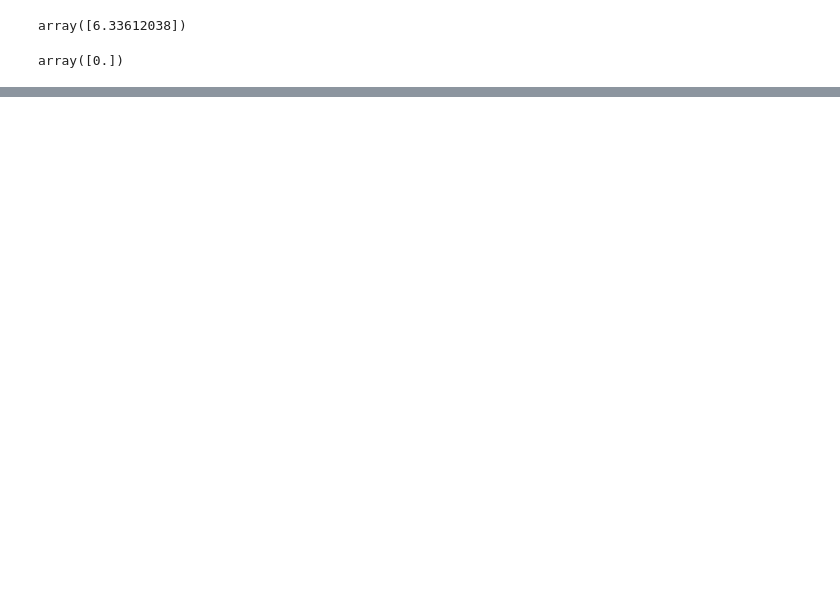
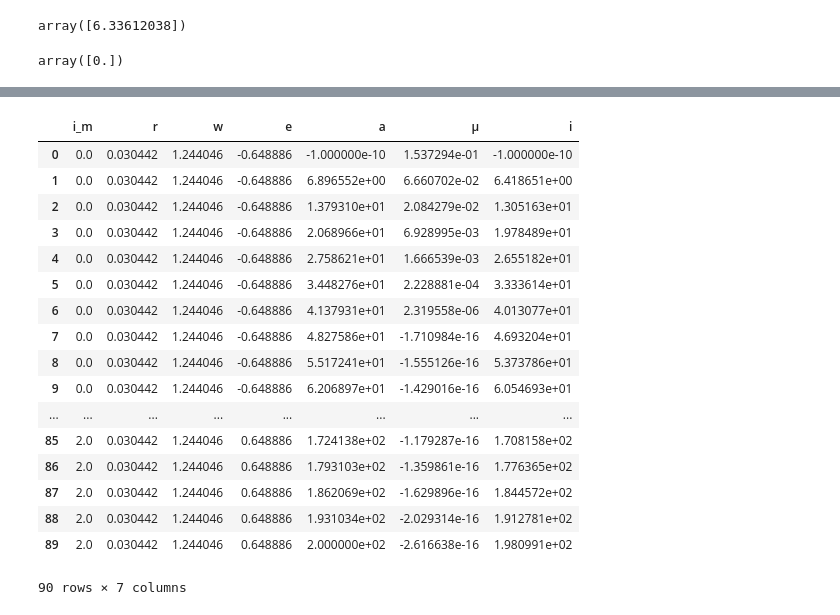
Before and after one commit to zhuang13atJHU/ballpark, a Jupyter notebook: models/We-Would-Like-In-Econ-ARK/AiyagariIdiosyncratic/Code.ipynb, the cells around one changed output, grey strips where cells are left out. Drawn from its saved outputs; the diff is of its cells as text; code cells hidden in the pictures; blank space fills up the shorter version.

```diff
--- a/models/We-Would-Like-In-Econ-ARK/AiyagariIdiosyncratic/Code.ipynb
+++ b/models/We-Would-Like-In-Econ-ARK/AiyagariIdiosyncratic/Code.ipynb
@@ -150,0 +179,21 @@ TypeError: 'DecisionRule' object is not iterable
+# %%
+eq.as_df()
+# %% [output]
+|  | i_m | r | w | e | a | μ | i |
+| 0 | 0.0 | 0.030442 | 1.244046 | -0.648886 | -1.000000e-10 | 1.537294e-01 | -1.000000e-10 |
+| 1 | 0.0 | 0.030442 | 1.244046 | -0.648886 | 6.896552e+00 | 6.660702e-02 | 6.418651e+00 |
+| 2 | 0.0 | 0.030442 | 1.244046 | -0.648886 | 1.379310e+01 | 2.084279e-02 | 1.305163e+01 |
+| 3 | 0.0 | 0.030442 | 1.244046 | -0.648886 | 2.068966e+01 | 6.928995e-03 | 1.978489e+01 |
+| 4 | 0.0 | 0.030442 | 1.244046 | -0.648886 | 2.758621e+01 | 1.666539e-03 | 2.655182e+01 |
+| 5 | 0.0 | 0.030442 | 1.244046 | -0.648886 | 3.448276e+01 | 2.228881e-04 | 3.333614e+01 |
+| 6 | 0.0 | 0.030442 | 1.244046 | -0.648886 | 4.137931e+01 | 2.319558e-06 | 4.013077e+01 |
+| 7 | 0.0 | 0.030442 | 1.244046 | -0.648886 | 4.827586e+01 | -1.710984e-16 | 4.693204e+01 |
+| 8 | 0.0 | 0.030442 | 1.244046 | -0.648886 | 5.517241e+01 | -1.555126e-16 | 5.373786e+01 |
+| 9 | 0.0 | 0.030442 | 1.244046 | -0.648886 | 6.206897e+01 | -1.429016e-16 | 6.054693e+01 |
+| ... | ... | ... | ... | ... | ... | ... | ... |
+| 85 | 2.0 | 0.030442 | 1.244046 | 0.648886 | 1.724138e+02 | -1.179287e-16 | 1.708158e+02 |
+| 86 | 2.0 | 0.030442 | 1.244046 | 0.648886 | 1.793103e+02 | -1.359861e-16 | 1.776365e+02 |
+| 87 | 2.0 | 0.030442 | 1.244046 | 0.648886 | 1.862069e+02 | -1.629896e-16 | 1.844572e+02 |
+| 88 | 2.0 | 0.030442 | 1.244046 | 0.648886 | 1.931034e+02 | -2.029314e-16 | 1.912781e+02 |
+| 89 | 2.0 | 0.030442 | 1.244046 | 0.648886 | 2.000000e+02 | -2.616638e-16 | 1.980991e+02 |
+90 rows × 7 columns
```
Also changed, not shown: parts of 14 cells of this notebook.
